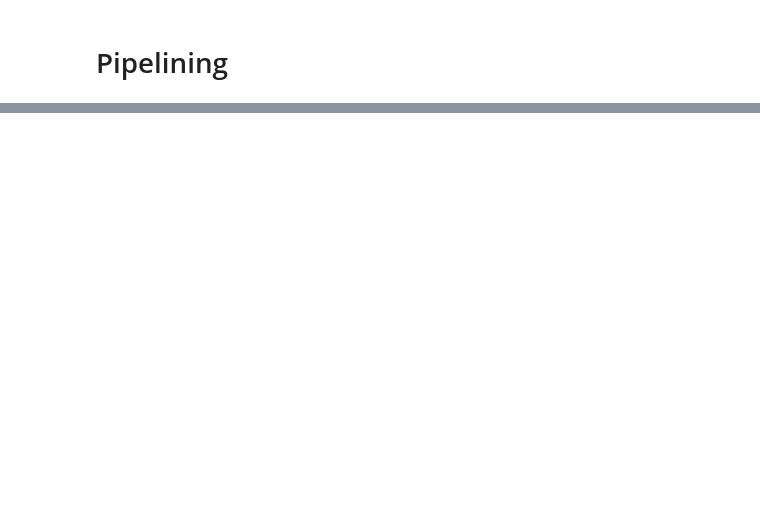
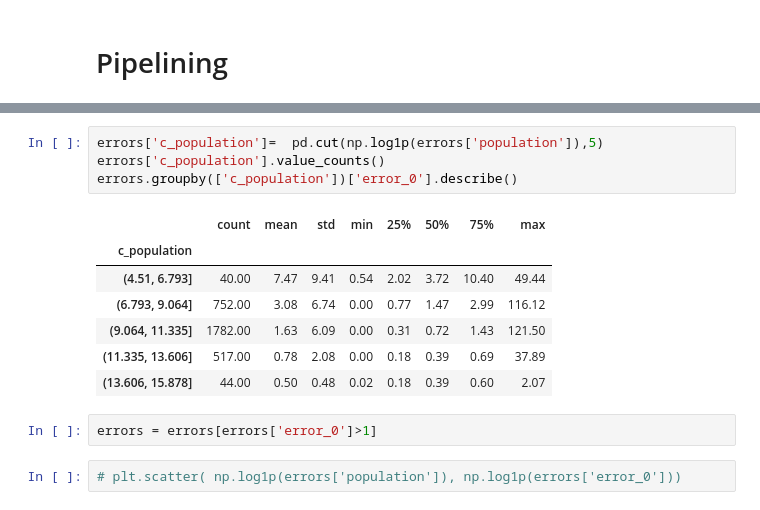
Before and after one commit to sametmarasli/Kaggle_GoDaddy-128th-Place-Silver, a Jupyter notebook: model_pipeline_absolute.ipynb, the cells around one changed output, grey strips where cells are left out. Saved outputs shown, nothing was run; the diff lists cells and outputs as text; blank space fills up the shorter version.

```diff
--- a/model_pipeline_absolute.ipynb
+++ b/model_pipeline_absolute.ipynb
@@ -418,0 +317,16 @@ for i in param_search:
+# %%
+errors['c_population']=  pd.cut(np.log1p(errors['population']),5)
+errors['c_population'].value_counts()
+errors.groupby(['c_population'])['error_0'].describe()
+# %% [output]
+|  | count | mean | std | min | 25% | 50% | 75% | max |
+| c_population |  |  |  |  |  |  |  |  |
+| (4.51, 6.793] | 40.00 | 7.47 | 9.41 | 0.54 | 2.02 | 3.72 | 10.40 | 49.44 |
+| (6.793, 9.064] | 752.00 | 3.08 | 6.74 | 0.00 | 0.77 | 1.47 | 2.99 | 116.12 |
+| (9.064, 11.335] | 1782.00 | 1.63 | 6.09 | 0.00 | 0.31 | 0.72 | 1.43 | 121.50 |
+| (11.335, 13.606] | 517.00 | 0.78 | 2.08 | 0.00 | 0.18 | 0.39 | 0.69 | 37.89 |
+| (13.606, 15.878] | 44.00 | 0.50 | 0.48 | 0.02 | 0.18 | 0.39 | 0.60 | 2.07 |
+# %%
+errors = errors[errors['error_0']>1]
+# %%
+# plt.scatter( np.log1p(errors['population']), np.log1p(errors['error_0']))
```
Also changed, not shown: parts of 45 cells of this notebook, 4 other files.
